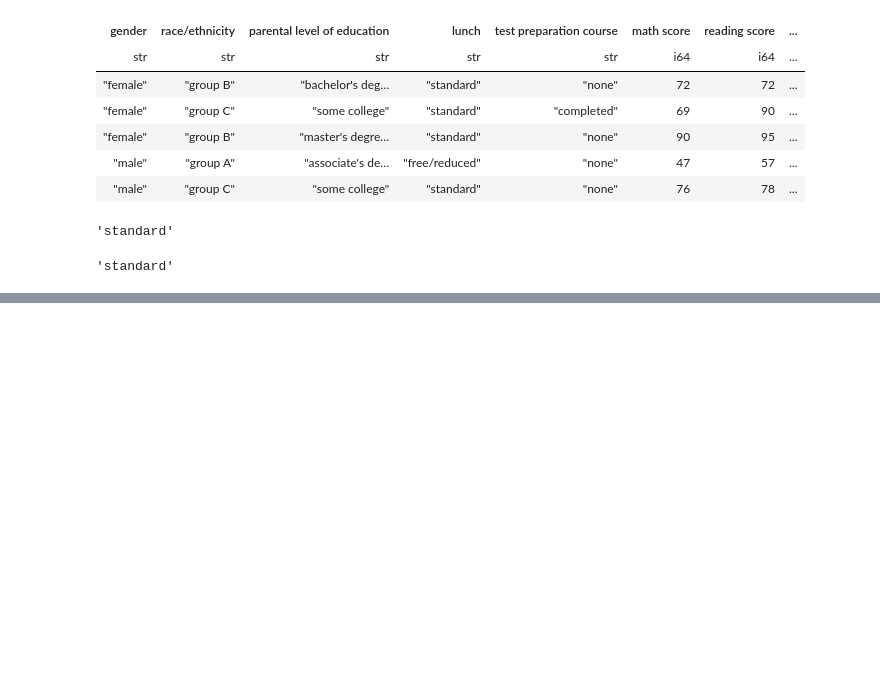
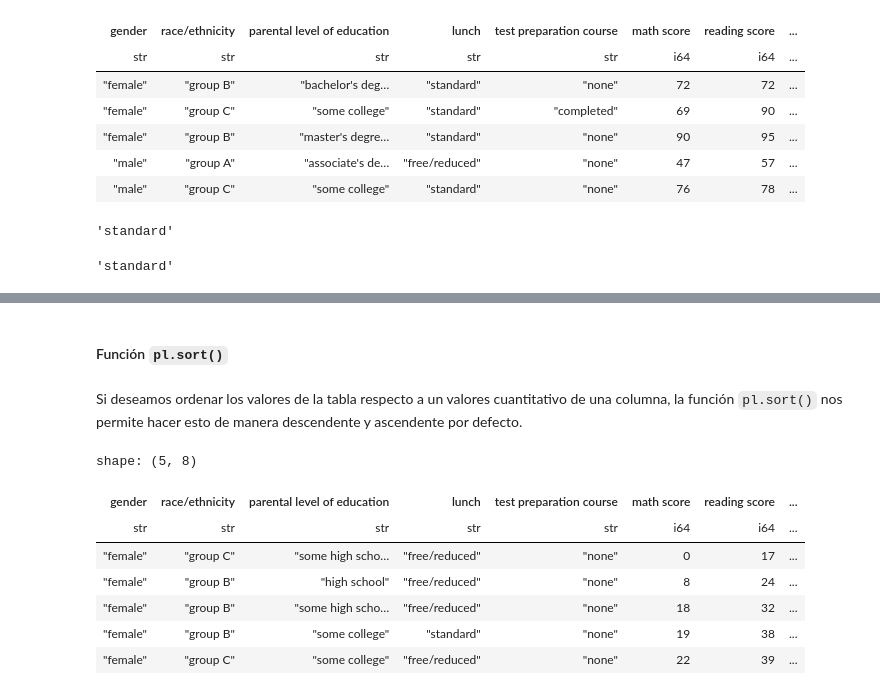
Before and after one commit to Marcello0206/Polars, a Jupyter notebook: Aprendiendo a usar Polars.ipynb, the cells around one changed output, grey strips where cells are left out. Cells and saved outputs as stored; diff of their text form; code cells hidden in the pictures; blank space fills up the shorter version.

```diff
--- a/Aprendiendo a usar Polars.ipynb
+++ b/Aprendiendo a usar Polars.ipynb
@@ -282,0 +336,15 @@ df[0,'lunch']
+# %% [markdown]
+#### Función `pl.sort()`
+# %% [markdown]
+Si deseamos ordenar los valores de la tabla respecto a un valores cuantitativo de una columna, la función `pl.sort()` nos permite hacer esto de manera descendente y ascendente por defecto.
+# %%
+df.sort('math score').head()
+# %% [output]
+shape: (5, 8)
+| gender | race/ethnicity | parental level of education | lunch | test preparation course | math score | reading score | ... |
+| str | str | str | str | str | i64 | i64 | ... |
+| "female" | "group C" | "some high scho… | "free/reduced" | "none" | 0 | 17 | ... |
+| "female" | "group B" | "high school" | "free/reduced" | "none" | 8 | 24 | ... |
+| "female" | "group B" | "some high scho… | "free/reduced" | "none" | 18 | 32 | ... |
+| "female" | "group B" | "some college" | "standard" | "none" | 19 | 38 | ... |
+| "female" | "group C" | "some college" | "free/reduced" | "none" | 22 | 39 | ... |
```
Also changed, not shown: parts of 58 cells of this notebook.
